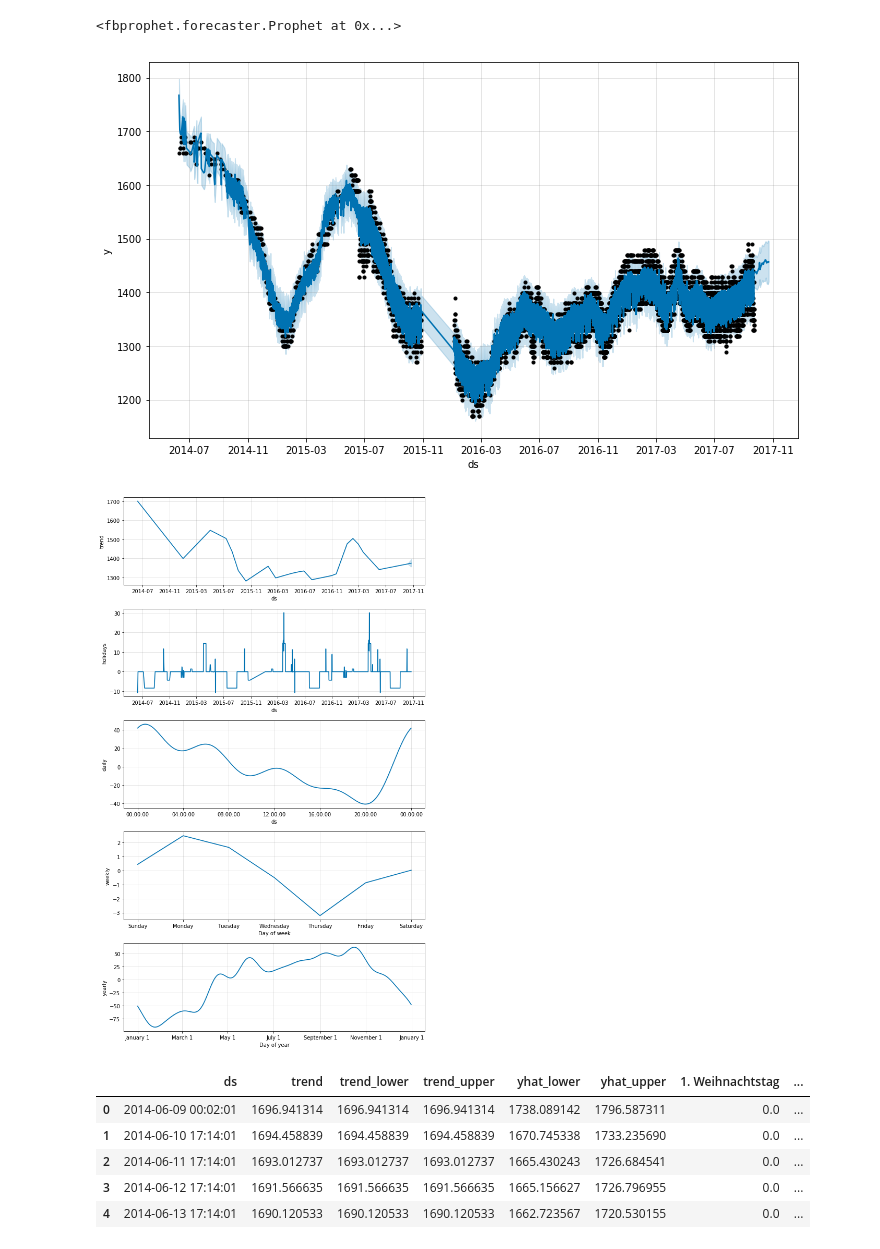
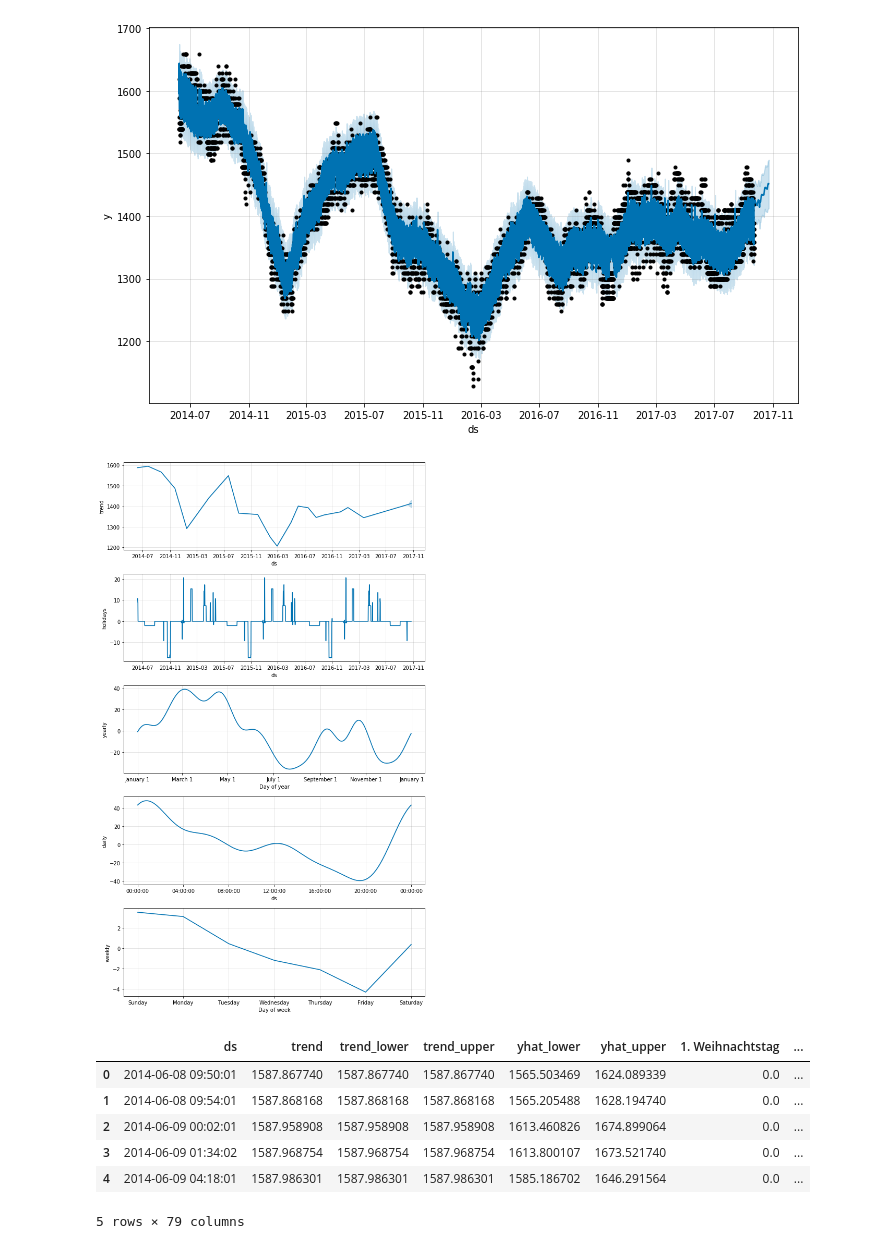
Before and after one commit to WGierke/informatiCup2018, a Jupyter notebook: notebooks/1.2-wg-prophet-with-holidays.ipynb, the cells around one changed output. Saved outputs shown, nothing was run; the diff lists cells and outputs as text; code cells hidden in the pictures.

```diff
--- a/notebooks/1.2-wg-prophet-with-holidays.ipynb
+++ b/notebooks/1.2-wg-prophet-with-holidays.ipynb
@@ -14,43 +14,43 @@ def get_datetime_from_string(s, keep_utc=True):
 # %%
 def predict_for_gas_station(gas_station_id, days=31):
     GAS_STATIONS_PATH = os.path.join('..', 'data', 'processed', 'Tankstellen_states.csv')
     GAS_PRICE_PATH = os.path.join('..', 'data', 'raw', 'input_data', 'Eingabedaten', 'Benzinpreise')
     GAS_STATION_PATH = os.path.join(GAS_PRICE_PATH, "{}.csv".format(gas_station_id))
 
     gas_stations_df = pd.read_csv(GAS_STATIONS_PATH, sep=',')
     gas_station_state = gas_stations_df[gas_stations_df["id"] == gas_station_id]["State"].iloc[0]
 
-    df_gas_station = pd.read_csv(GAS_STATION_1_PATH, names=['Timestamp', 'Price'], sep=';')
+    df_gas_station = pd.read_csv(GAS_STATION_PATH, names=['Timestamp', 'Price'], sep=';')
     df_gas_station.head()
 
     holidays_path = os.path.join('..', 'data', 'processed', "holidays_{}.csv".format(str(gas_station_state)))
     df_holidays = pd.read_csv(holidays_path)
     df_vacations = pd.read_csv(os.path.join('..', 'data', 'processed', "vacations_{}.csv".format(gas_station_state)))
 
     holidays_df = pd.concat((df_holidays, df_vacations))
     m = Prophet(holidays=holidays_df)
     df_fb = df_gas_station.copy()
     df_fb['y'] = df_fb['Price']
     df_fb['ds'] = df_fb['Timestamp'].apply(lambda x : get_datetime_from_string(str(x), keep_utc=False))
     df_fb.drop(['Timestamp', 'Price'], inplace=True, axis=1)
     m.fit(df_fb)
     future = m.make_future_dataframe(periods=days)
     forecast = m.predict(future)
     m.plot(forecast);
     m.plot_components(forecast);
     return m, future, forecast
 
-predict_for_gas_station(1905)
+m, future, forecast = predict_for_gas_station(1905)
 # %% [output]
-<fbprophet.forecaster.Prophet at 0x...>
-[figure, old version]
+[figure, new version]
-[figure, old version]
+[figure, new version]
 # %%
 forecast.head()
 # %% [output]
 |  | ds | trend | trend_lower | trend_upper | yhat_lower | yhat_upper | 1. Weihnachtstag | ... |
-| 0 | 2014-06-09 00:02:01 | 1696.941314 | 1696.941314 | 1696.941314 | 1738.089142 | 1796.587311 | 0.0 | ... |
-| 1 | 2014-06-10 17:14:01 | 1694.458839 | 1694.458839 | 1694.458839 | 1670.745338 | 1733.235690 | 0.0 | ... |
-| 2 | 2014-06-11 17:14:01 | 1693.012737 | 1693.012737 | 1693.012737 | 1665.430243 | 1726.684541 | 0.0 | ... |
-| 3 | 2014-06-12 17:14:01 | 1691.566635 | 1691.566635 | 1691.566635 | 1665.156627 | 1726.796955 | 0.0 | ... |
-| 4 | 2014-06-13 17:14:01 | 1690.120533 | 1690.120533 | 1690.120533 | 1662.723567 | 1720.530155 | 0.0 | ... |
+| 0 | 2014-06-08 09:50:01 | 1587.867740 | 1587.867740 | 1587.867740 | 1565.503469 | 1624.089339 | 0.0 | ... |
+| 1 | 2014-06-08 09:54:01 | 1587.868168 | 1587.868168 | 1587.868168 | 1565.205488 | 1628.194740 | 0.0 | ... |
+| 2 | 2014-06-09 00:02:01 | 1587.958908 | 1587.958908 | 1587.958908 | 1613.460826 | 1674.899064 | 0.0 | ... |
+| 3 | 2014-06-09 01:34:02 | 1587.968754 | 1587.968754 | 1587.968754 | 1613.800107 | 1673.521740 | 0.0 | ... |
+| 4 | 2014-06-09 04:18:01 | 1587.986301 | 1587.986301 | 1587.986301 | 1585.186702 | 1646.291564 | 0.0 | ... |
+5 rows × 79 columns
```
Also changed, not shown: parts of 1 cell of this notebook.
